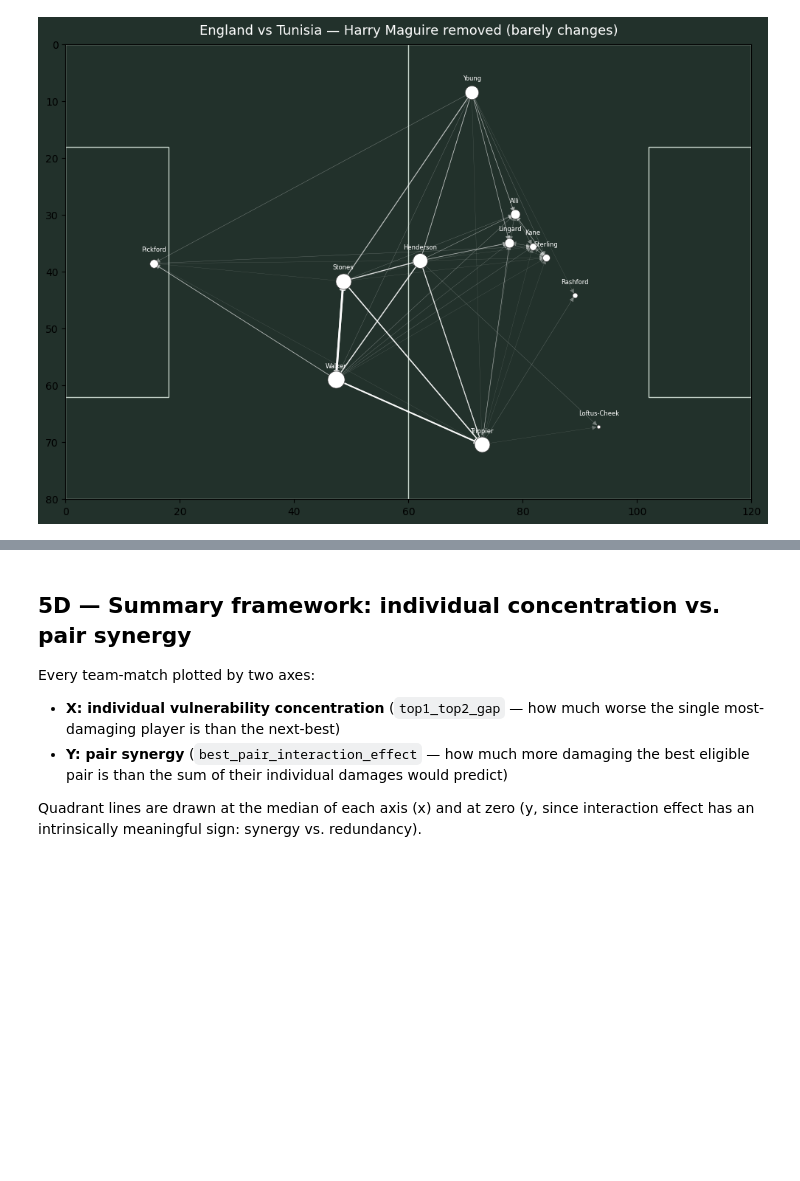
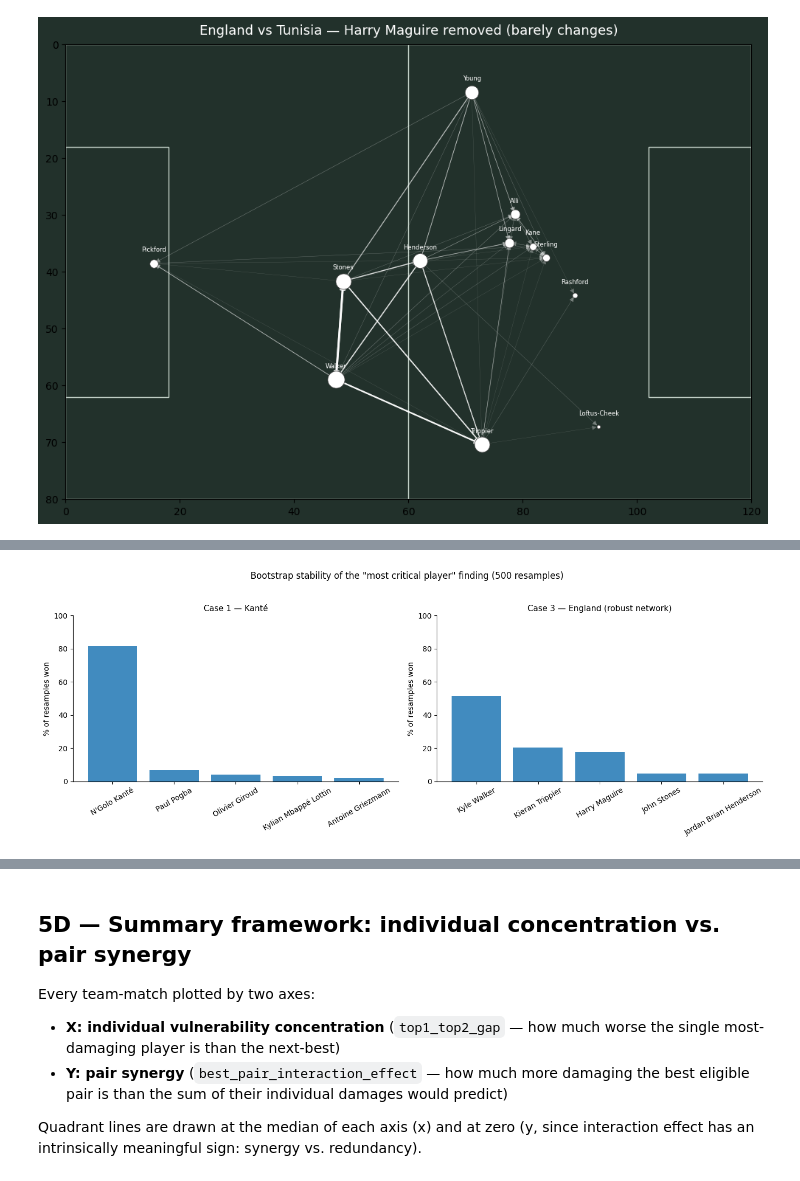
Before and after one commit to NafisaTas1414/WC_PASSING_NETWORKS, a Jupyter notebook: notebooks/15_tactical_case_studies.ipynb, the cells around one changed output, grey strips where cells are left out. Cells and saved outputs as stored; diff of their text form; code cells hidden in the pictures; blank space fills up the shorter version.

```diff
--- a/notebooks/15_tactical_case_studies.ipynb
+++ b/notebooks/15_tactical_case_studies.ipynb
@@ -293,0 +311,25 @@ plt.close(f2)
+# %%
+def eligible_players_for(match_id, team):
+    elig = nv._add_eligibility(
+        single_player_removal[
+            (single_player_removal['match_id'] == match_id) & (single_player_removal['team'] == team)
+        ]
+    )
+    return elig[elig['eligible']]['removed_player'].tolist()
+
+
+robustness_cases = [
+    (8655, 'France', "Case 1 — Kanté"),
+    (7537, 'England', "Case 3 — England (robust network)"),
+]
+
+bootstrap_results = {}
+for mid, team, label in robustness_cases:
+    eligible = eligible_players_for(mid, team)
+    boot = nv.bootstrap_critical_player_stability(mid, team, eligible, n_boot=500, seed=42)
+    summary = nv.summarize_stability(boot)
+    bootstrap_results[label] = summary
+    print(f"=== {label} ({team}, match {mid}) — {len(eligible)} eligible players, "
+          f"{len(boot)} valid resamples ===")
+    print(summary.head(5).to_string(index=False))
+    print()
@@ -293,0 +352,16 @@ plt.close(f2)
+# %%
+fig, axes = plt.subplots(1, 2, figsize=(14, 5))
+for ax, (label, summary) in zip(axes, bootstrap_results.items()):
+    top = summary.head(5)
+    ax.bar(top['player'], top['stability_pct'], color='#1f77b4', alpha=0.85)
+    ax.set_ylim(0, 100)
+    ax.set_ylabel('% of resamples won')
+    ax.set_title(label, fontsize=11)
+    ax.tick_params(axis='x', rotation=30)
+    ax.spines[['top', 'right']].set_visible(False)
+fig.suptitle('Bootstrap stability of the "most critical player" finding (500 resamples)', y=1.03)
+fig.tight_layout()
+fig.savefig(FIG_DIR / '15_bootstrap_stability.png', dpi=150, bbox_inches='tight')
+plt.show()
+# %% [output]
+[figure, added]
```
Also changed, not shown: parts of 3 cells of this notebook, 2 other files.
